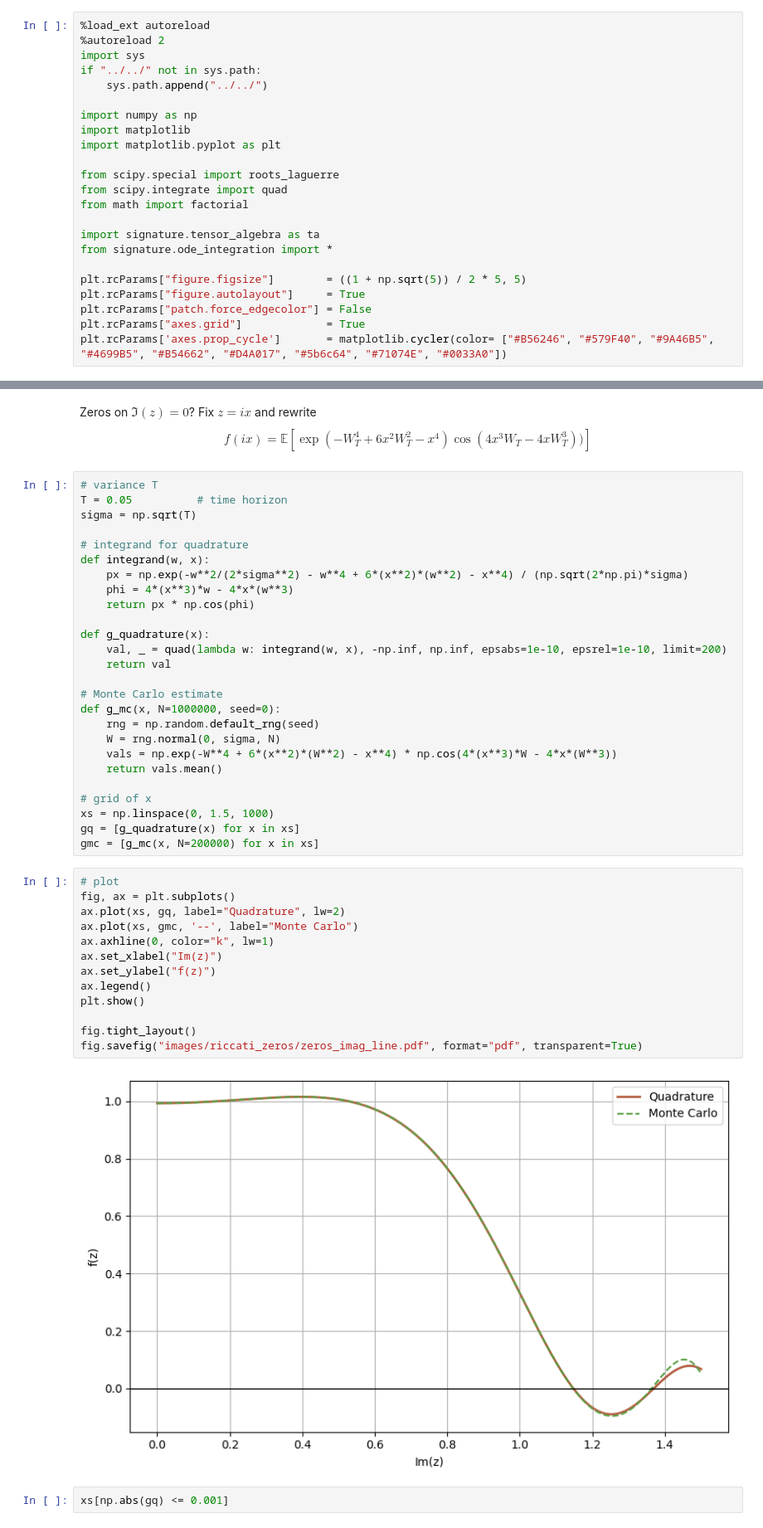
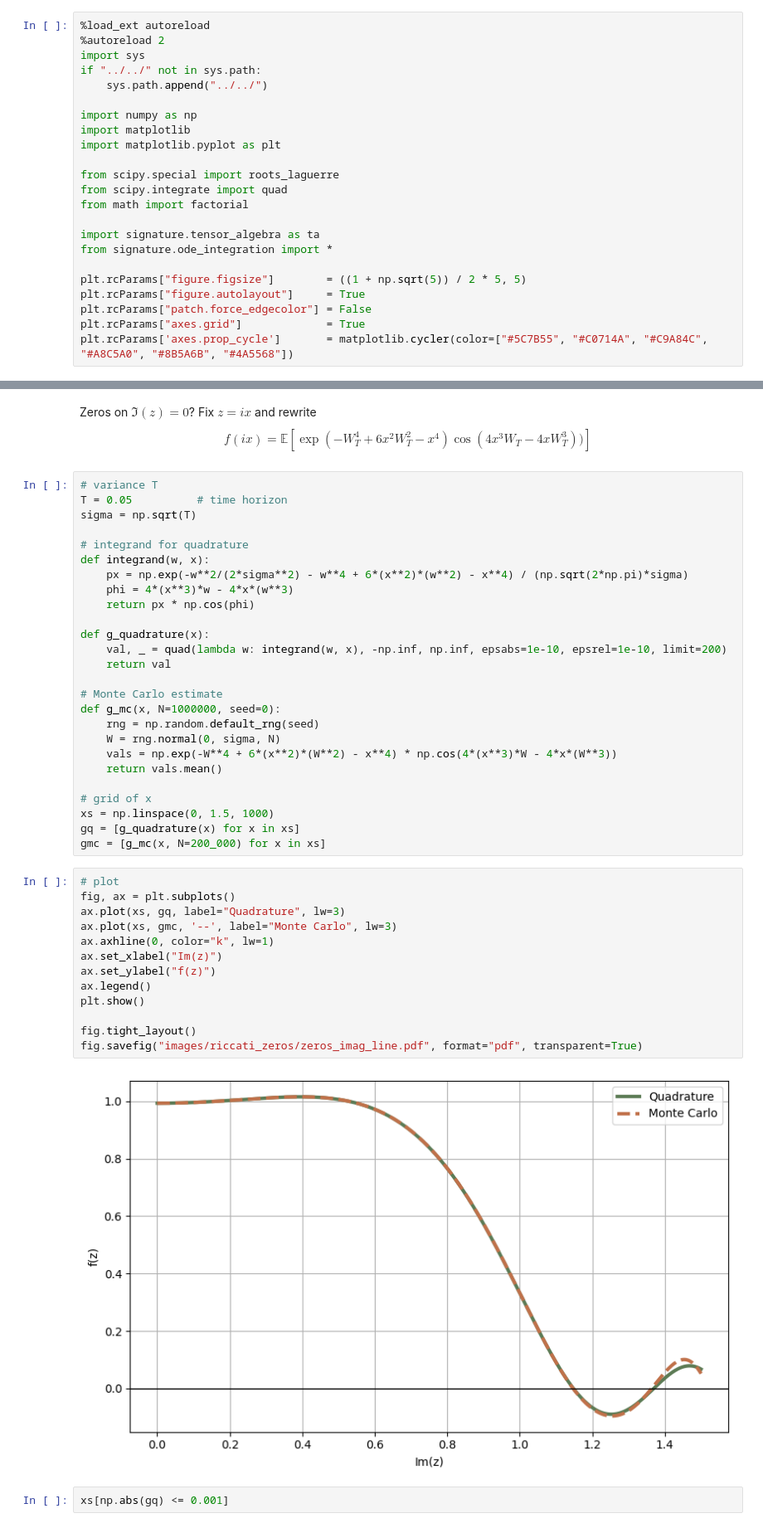
Before and after one commit to MrG1raffe/signature, a Jupyter notebook: notebooks/Chasse_aux_zéros.ipynb, the cells around one changed output, grey strips where cells are left out. Shown at 83% size. Cells and saved outputs as stored; diff of their text form.

```diff
--- a/notebooks/Chasse_aux_zéros.ipynb
+++ b/notebooks/Chasse_aux_zéros.ipynb
@@ -20,7 +20,7 @@ plt.rcParams["figure.figsize"]        = ((1 + np.sqrt(5)) / 2 * 5, 5)
 plt.rcParams["figure.autolayout"]     = True
 plt.rcParams["patch.force_edgecolor"] = False
 plt.rcParams["axes.grid"]             = True
-plt.rcParams['axes.prop_cycle']       = matplotlib.cycler(color= ["#B56246", "#579F40", "#9A46B5", "#4699B5", "#B54662", "#D4A017", "#5b6c64", "#71074E", "#0033A0"])
+plt.rcParams['axes.prop_cycle']       = matplotlib.cycler(color=["#5C7B55", "#C0714A", "#C9A84C", "#A8C5A0", "#8B5A6B", "#4A5568"])
 # %% [markdown]
 ## 1. Looking at the function $f(z) = \mathbb{E}[\exp(-(z + W_T)^4)],\ z \in \mathbb{C}$
 
@@ -110,22 +110,22 @@ def g_mc(x, N=1000000, seed=0):
 # grid of x
 xs = np.linspace(0, 1.5, 1000)
 gq = [g_quadrature(x) for x in xs]
-gmc = [g_mc(x, N=200000) for x in xs]
+gmc = [g_mc(x, N=200_000) for x in xs]
 # %%
 # plot
 fig, ax = plt.subplots()
-ax.plot(xs, gq, label="Quadrature", lw=2)
-ax.plot(xs, gmc, '--', label="Monte Carlo")
+ax.plot(xs, gq, label="Quadrature", lw=3)
+ax.plot(xs, gmc, '--', label="Monte Carlo", lw=3)
 ax.axhline(0, color="k", lw=1)
 ax.set_xlabel("Im(z)")
 ax.set_ylabel("f(z)")
 ax.legend()
 plt.show()
 
 fig.tight_layout()
 fig.savefig("images/riccati_zeros/zeros_imag_line.pdf", format="pdf", transparent=True)
 # %% [output]
-[figure, old version]
+[figure, new version]
 # %%
 xs[np.abs(gq) <= 0.001]
 # %% [output]
```
Also changed, not shown: parts of 10 cells of this notebook, 3 other files.
